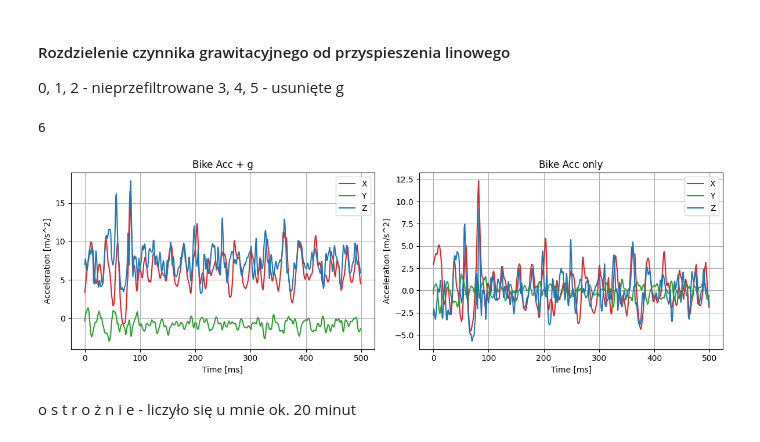
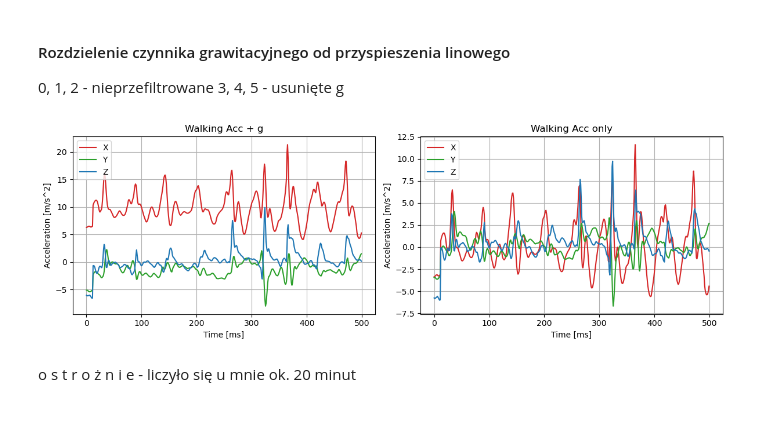
Before and after one commit to pddusza/Sussex_Challange_2025, a Jupyter notebook: sensor_fusion_overview.ipynb, the cells around one changed output. Cells and saved outputs as stored; diff of their text form; code cells hidden in the pictures.

Commit message:
Mirrored data for filters in sensor fusion

```diff
--- a/sensor_fusion_overview.ipynb
+++ b/sensor_fusion_overview.ipynb
@@ -189,7 +269,7 @@ def euler_angles(labels, sensors):
 # %%
 import matplotlib.pyplot as plt
 
-label, eulers = run_over_row(15, euler_angles)
+label, eulers = run_over_row(probes["Run"], euler_angles)
 
 plt.plot(eulers[:, 0], "tab:red", label="Roll")
 plt.plot(eulers[:, 1], "tab:green", label="Pitch")
@@ -240,13 +321,14 @@ def quat_angles(labels, sensors):
     quat = np.empty((recording_length, 4))
     ahrs = imufusion.Ahrs()
 
-    acc = np.concatenate((sensors["Acc_x"].reshape(500, 1), sensors["Acc_y"].reshape(500, 1), sensors["Acc_z"].reshape(500, 1)), axis=1)
-    gyr = np.concatenate((sensors["Gyr_x"].reshape(500, 1), sensors["Gyr_y"].reshape(500, 1), sensors["Gyr_z"].reshape(500, 1)), axis=1)
-    mag = np.concatenate((sensors["Mag_x"].reshape(500, 1), sensors["Mag_y"].reshape(500, 1), sensors["Mag_z"].reshape(500, 1)), axis=1)
+    acc = np.concatenate((mirror_me(sensors["Acc_x"].reshape(500, 1)), mirror_me(sensors["Acc_y"].reshape(500, 1)), mirror_me(sensors["Acc_z"].reshape(500, 1))), axis=1)
+    gyr = np.concatenate((mirror_me(sensors["Gyr_x"].reshape(500, 1)), mirror_me(sensors["Gyr_y"].reshape(500, 1)), mirror_me(sensors["Gyr_z"].reshape(500, 1))), axis=1)
+    mag = np.concatenate((mirror_me(sensors["Mag_x"].reshape(500, 1)), mirror_me(sensors["Mag_y"].reshape(500, 1)), mirror_me(sensors["Mag_z"].reshape(500, 1))), axis=1)
 
-    for index in range(recording_length):
+    for index in range(recording_length * 2):
         ahrs.update(gyr[index], acc[index], mag[index], fs)
-        quat[index] = [ahrs.quaternion.x, ahrs.quaternion.y, ahrs.quaternion.z, ahrs.quaternion.w]
+        if index >= recording_length:
+            quat[index - recording_length] = [ahrs.quaternion.x, ahrs.quaternion.y, ahrs.quaternion.z, ahrs.quaternion.w]
 
     label = get_label(labels)
 
@@ -254,7 +336,7 @@ def quat_angles(labels, sensors):
 # %%
 import matplotlib.pyplot as plt
 
-label, quat = run_over_row(15, quat_angles)
+label, quat = run_over_row(probes["Run"], quat_angles)
 
 plt.plot(quat[:, 0], "tab:red", label="X")
 plt.plot(quat[:, 1], "tab:green", label="Y")
@@ -310,13 +392,13 @@ def acc_g_separation(labels, sensors):
     lin_acc = np.empty((recording_length, 6))
     ahrs = imufusion.Ahrs()
 
-    acc = np.concatenate((sensors["Acc_x"].reshape(500, 1), sensors["Acc_y"].reshape(500, 1), sensors["Acc_z"].reshape(500, 1)), axis=1)
-    gyr = np.concatenate((sensors["Gyr_x"].reshape(500, 1), sensors["Gyr_y"].reshape(500, 1), sensors["Gyr_z"].reshape(500, 1)), axis=1)
-    mag = np.concatenate((sensors["Mag_x"].reshape(500, 1), sensors["Mag_y"].reshape(500, 1), sensors["Mag_z"].reshape(500, 1)), axis=1)
+    acc = np.concatenate((mirror_me(sensors["Acc_x"].reshape(500, 1)), mirror_me(sensors["Acc_y"].reshape(500, 1)), mirror_me(sensors["Acc_z"].reshape(500, 1))), axis=1)
+    gyr = np.concatenate((mirror_me(sensors["Gyr_x"].reshape(500, 1)), mirror_me(sensors["Gyr_y"].reshape(500, 1)), mirror_me(sensors["Gyr_z"].reshape(500, 1))), axis=1)
+    mag = np.concatenate((mirror_me(sensors["Mag_x"].reshape(500, 1)), mirror_me(sensors["Mag_y"].reshape(500, 1)), mirror_me(sensors["Mag_z"].reshape(500, 1))), axis=1)
 
     last_rot = R.from_quat([0,0,0,1])
 
-    for index in range(recording_length):
+    for index in range(recording_length * 2):
         ahrs.update(gyr[index], acc[index], mag[index], fs)
 
         q = [ahrs.quaternion.x, ahrs.quaternion.y, ahrs.quaternion.z, ahrs.quaternion.w]
@@ -328,8 +410,9 @@ def acc_g_separation(labels, sensors):
         gravity = rotation.inv().apply([0, 0, 9.81])
         linear_acc = acc[index] - gravity
 
-        lin_acc[index][0:3] = acc[index]
-        lin_acc[index][3:6] = linear_acc
+        if index >= recording_length:
+            lin_acc[index - recording_length][0:3] = acc[index]
+            lin_acc[index - recording_length][3:6] = linear_acc
 
         last_rot = rotation
 
@@ -339,33 +422,32 @@ def acc_g_separation(labels, sensors):
 # %%
 import matplotlib.pyplot as plt
 
-label, accs = run_over_row(15, acc_g_separation)
+label, accs = run_over_row(probes["Walking"], acc_g_separation)
 
 fig, (ax1, ax2) = plt.subplots(1, 2, figsize=(12, 4))
 
 ax1.plot(accs[:, 0], "tab:red", label="X")
 ax1.plot(accs[:, 1], "tab:green", label="Y")
 ax1.plot(accs[:, 2], "tab:blue", label="Z")
 ax1.set_title(f"{labels_dict[label]} Acc + g")
 ax1.set_xlabel("Time [ms]")
 ax1.set_ylabel("Acceleration [m/s^2]")
 ax1.grid()
 ax1.legend()
 
 ax2.plot(accs[:, 3], "tab:red", label="X")
 ax2.plot(accs[:, 4], "tab:green", label="Y")
 ax2.plot(accs[:, 5], "tab:blue", label="Z")
 ax2.set_title(f"{labels_dict[label]} Acc only")
 ax2.set_xlabel("Time [ms]")
 ax2.set_ylabel("Acceleration [m/s^2]")
 ax2.grid()
 ax2.legend()
 
 plt.tight_layout()
 plt.show()
 # %% [output]
-6
-[figure, old version]
+[figure, new version]
 # %% [markdown]
 o s t r o ż n i e - liczyło się u mnie ok. 20 minut
 # %%
```
Also changed, not shown: parts of 26 cells of this notebook.
